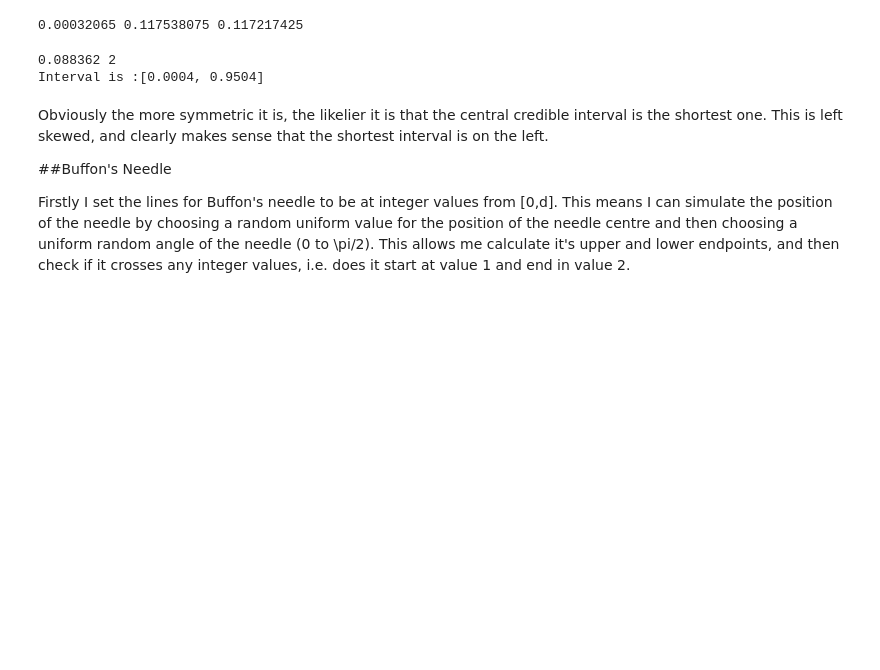
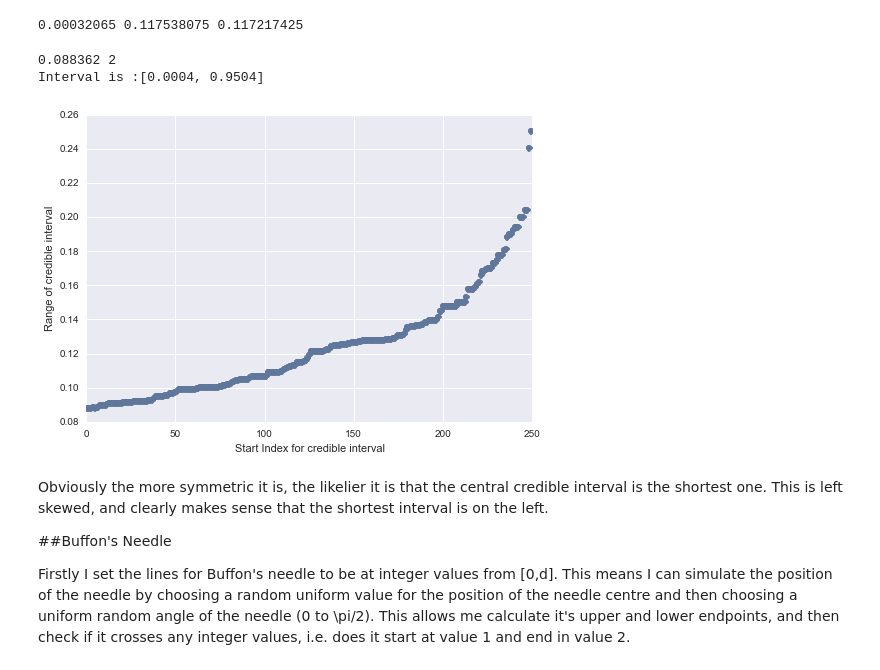
Before and after one commit to nayyarv/BayesInference, a Jupyter notebook: Lab1.ipynb, the cells around one changed output. Cells and saved outputs as stored; diff of their text form; code cells hidden in the pictures; blank space fills up the shorter version.

```diff
--- a/Lab1.ipynb
+++ b/Lab1.ipynb
@@ -271,25 +278,29 @@ print low, upp, upp-low
 # %%
 postLen = len(phi)
 numIntervals = 0.05 * postLen
 p = np.sort(dat['p'])
 #I'm going to do this 250 times, sorting once and then looking up is easier than constantly
 # recalculating the percentiles!
 intervalRange = np.zeros(numIntervals)
 
 # print postLen, numIntervals
 # loopmethod
 for i in range(int(numIntervals)):
     intervalRange[i] = p[postLen-numIntervals + i] - p[i] #0 indexing
 
 intervalRangeMap = p[postLen-numIntervals:] - p[:numIntervals]
 #mapping - avoiding loops and using default +- operators.
+plt.plot(intervalRange, 'o')
+plt.xlabel("Start Index for credible interval")
+plt.ylable(
 
 index = np.argmin(intervalRangeMap)
 print intervalRangeMap[index], index
 print "Interval is :[{}, {}]".format(1.0 * index/postLen, 1.0 * (postLen-numIntervals+index)/postLen)
 # %% [output]
 0.088362 2
 Interval is :[0.0004, 0.9504]
+[figure, added]
 # %% [markdown]
 Obviously the more symmetric it is, the likelier it is that the central credible interval is the shortest one. This is left skewed, and clearly makes sense that the shortest interval is on the left.
 
```
Also changed, not shown: parts of 5 cells of this notebook, 1 other file.
